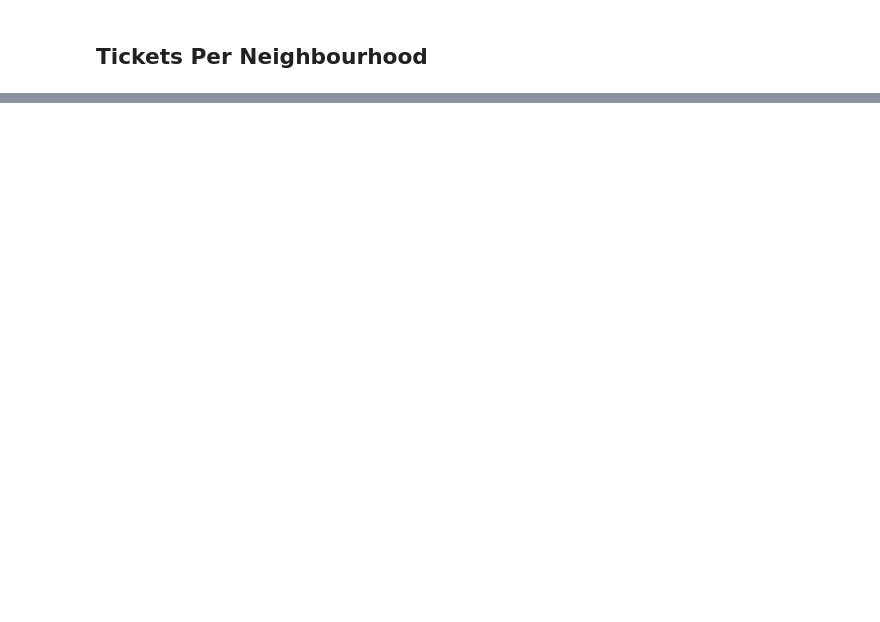
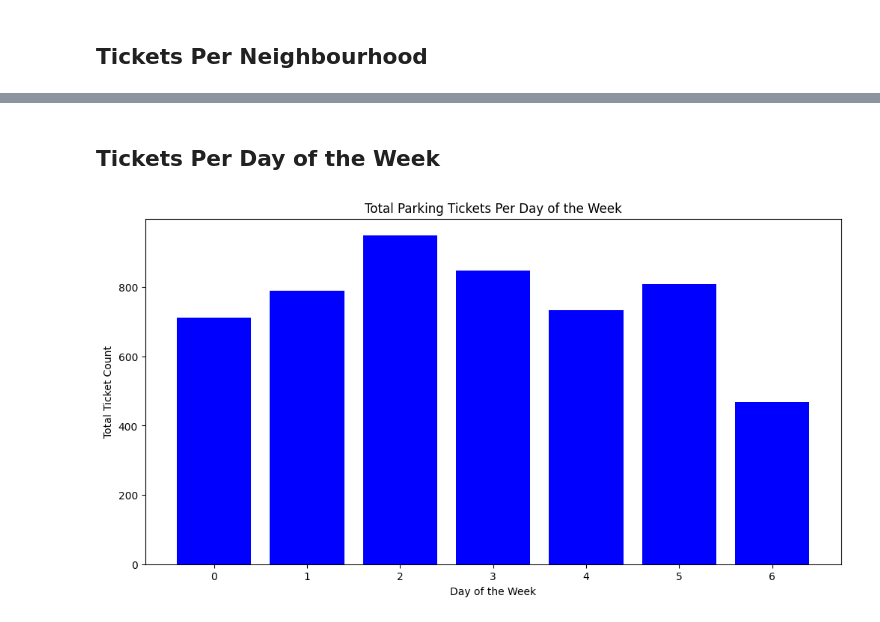
Before and after one commit to nwoods1/Cmpt353Project, a Jupyter notebook: notebooks/2_visualizations.ipynb, the cells around one changed output, grey strips where cells are left out. Cells and saved outputs as stored; diff of their text form; code cells hidden in the pictures; blank space fills up the shorter version.

```diff
--- a/notebooks/2_visualizations.ipynb
+++ b/notebooks/2_visualizations.ipynb
@@ -194 +196,8 @@ plt.show()
 * tickets per street in the neighbourhood
+# %%
+downtown_tickets = tickets_df[tickets_df["Neighbourhood"] == "Downtown"]
+
+# simplify the view for now
+downtown_tickets = downtown_tickets.drop(columns=["Status", "BI_ID"], axis=1)
+
+downtown_tickets.head()
@@ -194,0 +211,13 @@ plt.show()
+# %% [markdown]
+## Tickets Per Day of the Week
+# %%
+by_dotw = downtown_tickets.groupby("dayofweek").size().reset_index(name="TicketCount")
+plt.figure(figsize=(12, 6))
+plt.bar(by_dotw["dayofweek"], by_dotw["TicketCount"], color="blue")
+
+plt.xlabel("Day of the Week")
+plt.ylabel("Total Ticket Count")
+plt.title("Total Parking Tickets Per Day of the Week")
+plt.show()
+# %% [output]
+[figure, added]
```
Also changed, not shown: parts of 12 cells of this notebook, 2 other files.
